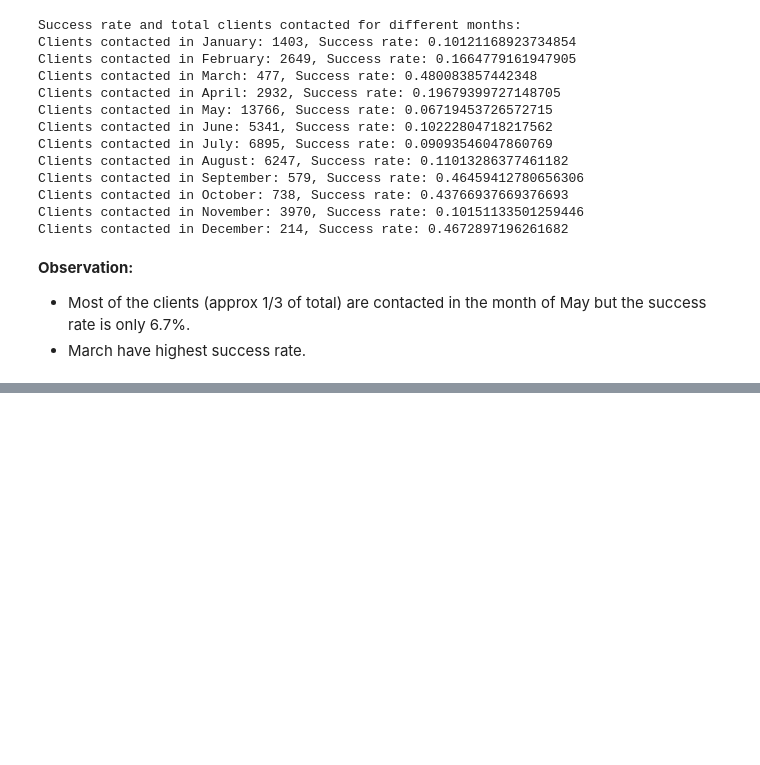
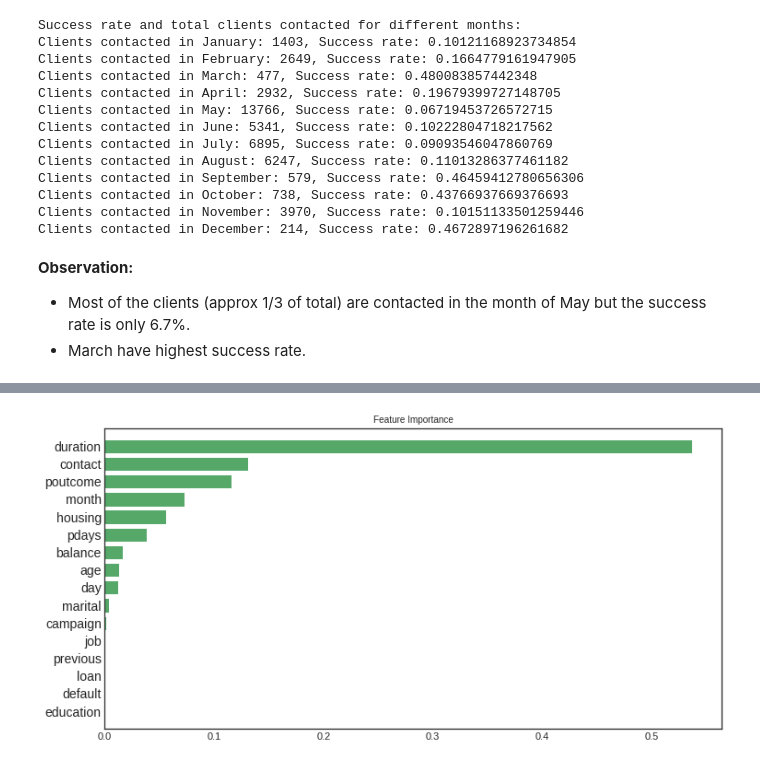
Before and after one commit to sagarrokad1/Bank-Marketing-Effectiveness-Prediction, a Jupyter notebook: Self_Notebook_of_Bank_Marketing_Effectiveness_Prediction_Capstone_Project.ipynb, the cells around one changed output, grey strips where cells are left out. Saved outputs shown, nothing was run; the diff lists cells and outputs as text; code cells hidden in the pictures; blank space fills up the shorter version.

```diff
--- a/Self_Notebook_of_Bank_Marketing_Effectiveness_Prediction_Capstone_Project.ipynb
+++ b/Self_Notebook_of_Bank_Marketing_Effectiveness_Prediction_Capstone_Project.ipynb
@@ -408,0 +421,17 @@ __Observation:__
+# %%
+data.replace(to_replace={'y':'yes'}, value=1, inplace=True)
+data.replace(to_replace={'y':'no'}, value=0, inplace=True)
+# %%
+# Convert the columns into categorical variables
+data['job'] = data['job'].astype('category').cat.codes
+data['marital'] = data['marital'].astype('category').cat.codes
+data['education'] = data['education'].astype('category').cat.codes
+data['contact'] = data['contact'].astype('category').cat.codes
+data['poutcome'] = data['poutcome'].astype('category').cat.codes
+data['month'] = data['month'].astype('category').cat.codes
+data['default'] = data['default'].astype('category').cat.codes
+data['loan'] = data['loan'].astype('category').cat.codes
+data['housing'] = data['housing'].astype('category').cat.codes
+# %%
+y = data['y']
+x_train, x_test, y_train, y_test = train_test_split(data.drop(['y'], axis=1), y, test_size=0.20, random_state=42)
@@ -408,0 +444,21 @@ __Observation:__
+# %%
+clf = DecisionTreeClassifier(class_weight='balanced', min_weight_fraction_leaf = 0.01)
+
+clf.fit(x_train, y_train)
+importances = clf.feature_importances_
+feature_names = data.drop('y', axis=1).columns
+indices = np.argsort(importances)
+# %%
+plt.style.use('seaborn-white')
+
+def feature_importance_graph(indices, importances, feature_names):
+    plt.figure(figsize=(12,6))
+    plt.title("Feature Importance", fontsize=10)
+    plt.barh(range(len(indices)), importances[indices], color='g',  align="center")
+    plt.yticks(range(len(indices)), feature_names[indices], rotation='horizontal',fontsize=14)
+    plt.ylim([-1, len(indices)])
+
+feature_importance_graph(indices, importances, feature_names)
+plt.show()
+# %% [output]
+[figure, added]
```
Also changed, not shown: parts of 12 cells of this notebook.
